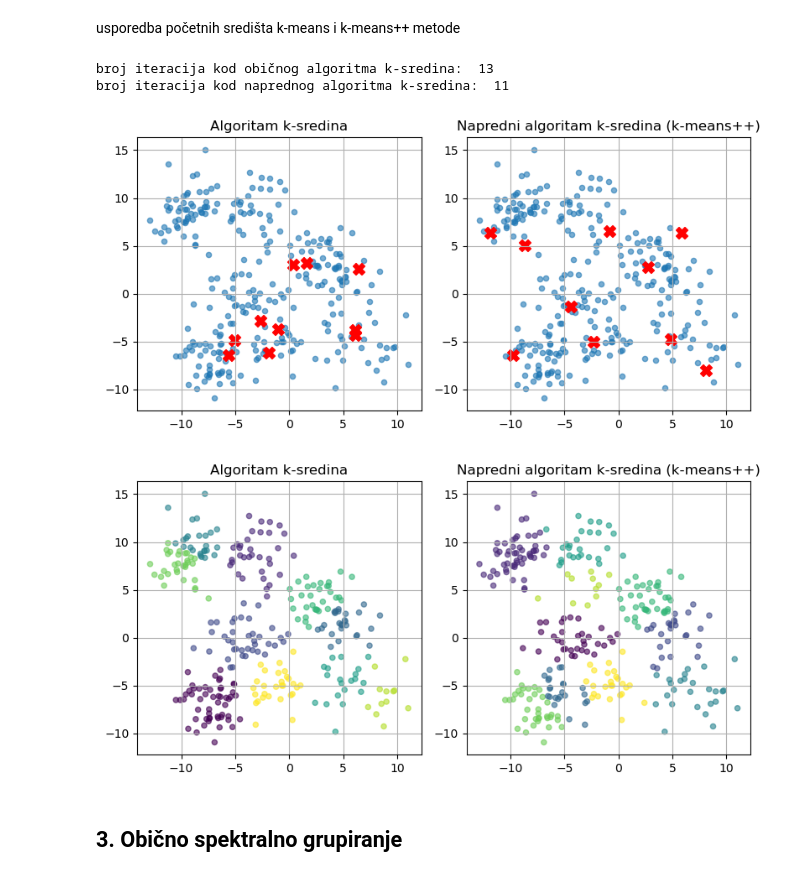
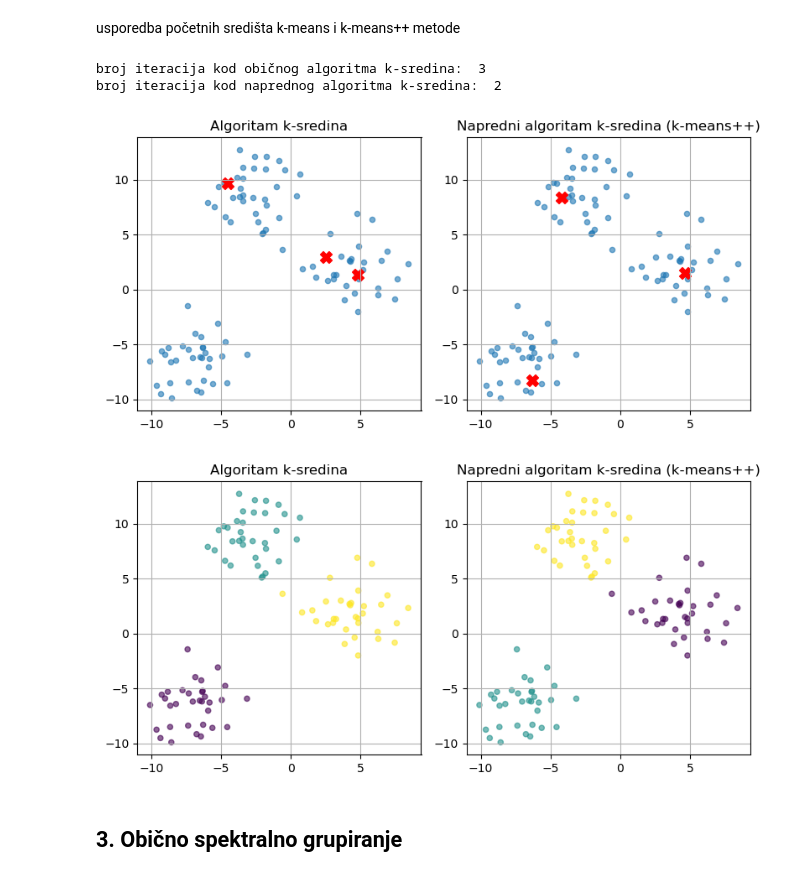
Before and after one commit to antoniamstr1/diplomski_rad, a Jupyter notebook: Spektralno_grupiranje.ipynb, the cells around one changed output. Cells and saved outputs as stored; diff of their text form; code cells hidden in the pictures.

```diff
--- a/Spektralno_grupiranje.ipynb
+++ b/Spektralno_grupiranje.ipynb
@@ -455,11 +454,11 @@ import KMeansAlogrithm
 importlib.reload(KMeansAlogrithm)
 KMeansCustom = KMeansAlogrithm.KMeansCustom
 
+centers = 3
+data, y = make_blobs(n_samples=100, centers=centers, cluster_std=2, random_state=42)
 
-data, y = make_blobs(n_samples=300, centers=10, cluster_std=2, random_state=42)
-
-kmeans_basic = KMeansCustom(n_clusters=10, data=data)
-kmeans_plus_plus = KMeansCustom(n_clusters=10, data=data)
+kmeans_basic = KMeansCustom(n_clusters=centers, data=data)
+kmeans_plus_plus = KMeansCustom(n_clusters=centers, data=data)
 labels_basic, history=kmeans_basic.pipeline()
 labels_plus_plus, history=kmeans_plus_plus.pipeline()
 centroids_plus_plus = kmeans_plus_plus.initialize_centroids()
@@ -468,37 +467,37 @@ centroids_basic = kmeans_basic.initialize_centroids_basic_algorithm()
 print('broj iteracija kod običnog algoritma k-sredina: ', 50000 - kmeans_basic.counter)
 print('broj iteracija kod naprednog algoritma k-sredina: ', 50000 - kmeans_plus_plus.counter)
 # Vizualizacija
 fig, axs = plt.subplots(1, 2, figsize=(8,4))
 
 axs[0].scatter(data[:, 0], data[:, 1], s=20, alpha=0.6)
 axs[0].scatter(centroids_basic[:, 0], centroids_basic[:, 1], c='red', s=100, marker='X')
 axs[0].set_title("Algoritam k-sredina")
 axs[0].grid(True)
 
 axs[1].scatter(data[:, 0], data[:, 1], s=20, alpha=0.6)
 axs[1].scatter(centroids_plus_plus[:, 0], centroids_plus_plus[:, 1], c='red', s=100, marker='X')
 axs[1].set_title("Napredni algoritam k-sredina (k-means++)")
 axs[1].grid(True)
 
 plt.tight_layout()
 plt.show()
 fig, axs = plt.subplots(1, 2, figsize=(8,4))
 
 axs[0].scatter(data[:, 0], data[:, 1], c=labels_basic, s=20, alpha=0.6)
 axs[0].set_title("Algoritam k-sredina")
 axs[0].grid(True)
 
 axs[1].scatter(data[:, 0], data[:, 1], c=labels_plus_plus, s=20, alpha=0.6)
 axs[1].set_title("Napredni algoritam k-sredina (k-means++)")
 axs[1].grid(True)
 
 plt.tight_layout()
 plt.show()
 # %% [output]
-broj iteracija kod običnog algoritma k-sredina:  13
-broj iteracija kod naprednog algoritma k-sredina:  11
+broj iteracija kod običnog algoritma k-sredina:  3
+broj iteracija kod naprednog algoritma k-sredina:  2
-[figure, old version]
+[figure, new version]
-[figure, old version]
+[figure, new version]
 # %% [markdown]
 ## 3. Obično spektralno grupiranje
 # %%
```
Also changed, not shown: parts of 29 cells of this notebook, 13 other files.
